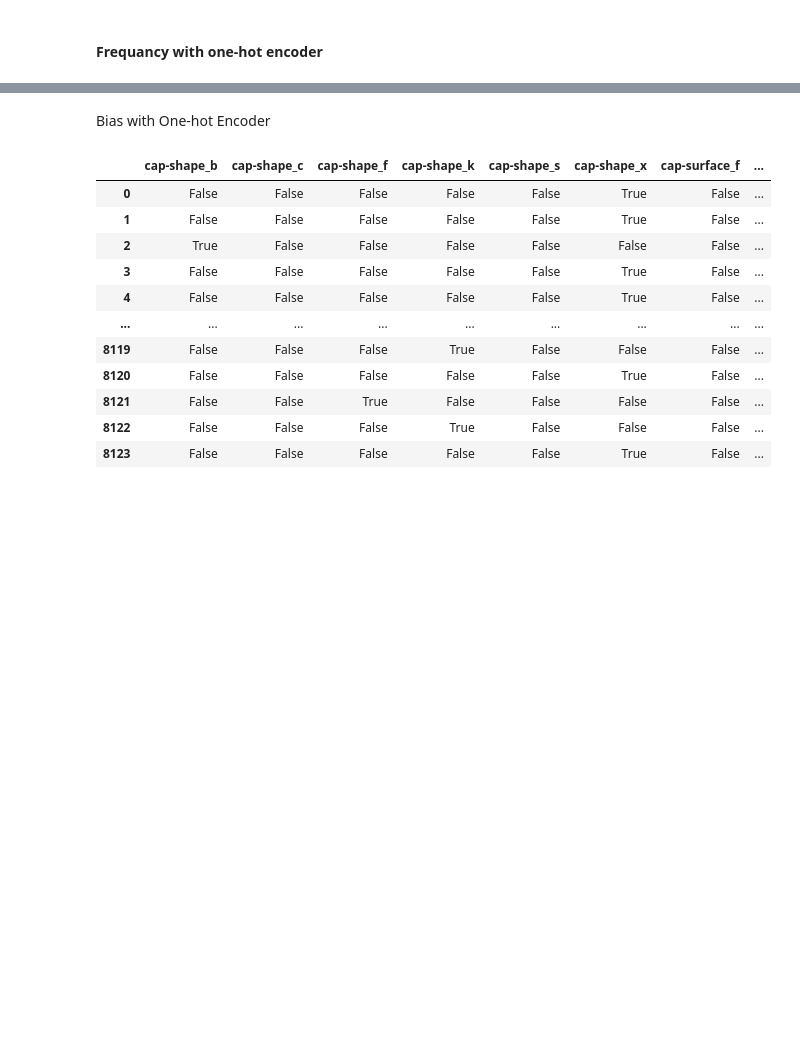
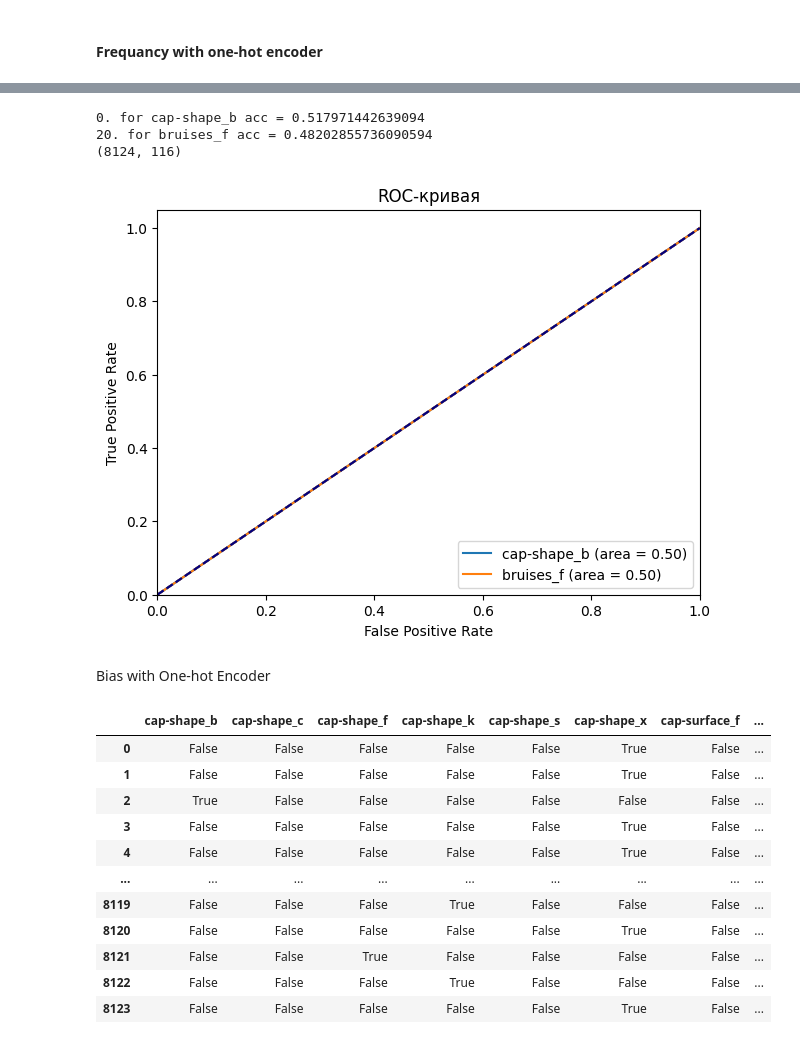
Before and after one commit to NikitaGoltsev/Theory_of_stat_decisions, a Jupyter notebook: lab02/mushrooms.ipynb, the cells around one changed output, grey strips where cells are left out. Cells and saved outputs as stored; diff of their text form; code cells hidden in the pictures; blank space fills up the shorter version.

```diff
--- a/lab02/mushrooms.ipynb
+++ b/lab02/mushrooms.ipynb
@@ -243,3 +172,73 @@ print(X.head(10))
+# %%
+# Let's use one-hot encoder for table
+# In fact we will predict e or p by the maximum of them at the column
+
+def frequancy_in_column(col: pd.DataFrame) -> np.int8:
+    label = 0
+    copy_col = pd.DataFrame(col)
+    copy_col = pd.DataFrame(copy_col[copy_col.columns[0]].dropna())
+    #  print(type(copy_col))
+    tr_in_col = copy_col[copy_col.columns[0]].values.sum()
+    fls_in_col = (~copy_col[copy_col.columns[0]]).values.sum()
+    if tr_in_col >= fls_in_col:
+        label = 1
+    return label
+
+
+mushroom = fetch_ucirepo(id=73)
+
+X = mushroom.data.features
+Y = mushroom.data.targets
+
+df_mushroom = pd.DataFrame(X.join(Y))
+dict_for_label = {'e' : 0, 'p' : 1}
+X = df_mushroom.drop(columns='poisonous')
+y = df_mushroom['poisonous'].map(dict_for_label)
+
+X = pd.get_dummies(X, columns = X.columns)
+
+predicted_by_col = []
+col_names = []
+pred_list = [[], []]
+flag = 0
+#  col_to_pred = ['bruises', 'odor', 'population']
+for ind, column in enumerate(X.columns):
+    # predict for column
+    y_pred = pd.DataFrame([frequancy_in_column(X[column])] * X.shape[0])
+    #print(y_pred.shape)
+    acc = accuracy_score(y, y_pred)
+    if not (acc in predicted_by_col):
+        pred_list[flag] = y_pred
+        flag += 1
+        predicted_by_col.append(acc)
+        col_names.append(column)
+        print(f'{ind}. for {column} acc = {acc}')
+print(X.shape)
+
+
+np_copy = np.array(pred_list)
+# Build roc curve in cycle
+plt.figure(figsize=(7,5))
+for index, col_name in enumerate(col_names):
+
+    fpr, tpr, treshold = roc_curve(y, np_copy[index])
+    roc_auc = auc(fpr, tpr)
+
+    plt.plot(fpr, tpr,
+            label=f'{col_name} (area = %0.2f)' % roc_auc)
+    plt.plot([0, 1], [0, 1], color='navy', linestyle='--')
+    plt.xlim([0.0, 1.0])
+    plt.ylim([0.0, 1.05])
+    plt.xlabel('False Positive Rate')
+    plt.ylabel('True Positive Rate')
+    plt.title(f'ROC-кривая')
+    plt.legend(loc="lower right")
+plt.show()
+# %% [output]
+0. for cap-shape_b acc = 0.517971442639094
+20. for bruises_f acc = 0.48202855736090594
+(8124, 116)
+[figure, added]
 # %% [markdown]
 Bias with One-hot Encoder
 # %%
```
Also changed, not shown: parts of 6 cells of this notebook, 1 other file.
